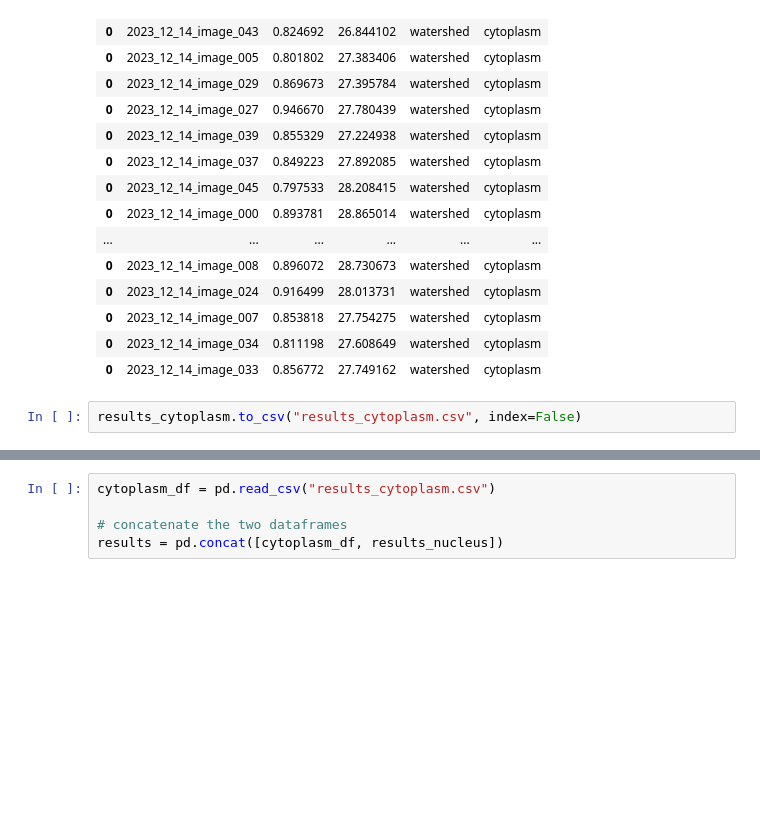
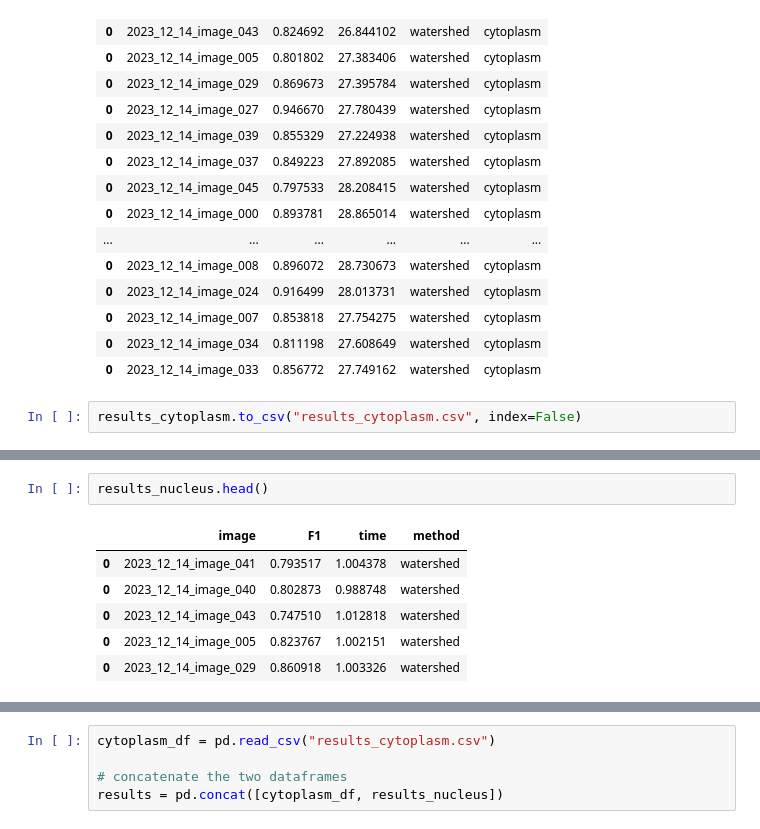
Before and after one commit to yoptohlejepeta/cell-segmentation, a Jupyter notebook: compare.ipynb, the cells around one changed output, grey strips where cells are left out. Drawn from its saved outputs; the diff is of its cells as text; blank space fills up the shorter version.

```diff
--- a/compare.ipynb
+++ b/compare.ipynb
@@ -279,3 +280,12 @@ results_nucleus.describe()
+# %%
+results_nucleus.head()
+# %% [output]
+|  | image | F1 | time | method |
+| 0 | 2023_12_14_image_041 | 0.793517 | 1.004378 | watershed |
+| 0 | 2023_12_14_image_040 | 0.802873 | 0.988748 | watershed |
+| 0 | 2023_12_14_image_043 | 0.747510 | 1.012818 | watershed |
+| 0 | 2023_12_14_image_005 | 0.823767 | 1.002151 | watershed |
+| 0 | 2023_12_14_image_029 | 0.860918 | 1.003326 | watershed |
 # %%
 results_nucleus["type"] = "nucleus"
 results_nucleus
```
Also changed, not shown: parts of 4 cells of this notebook, 16 other files.
